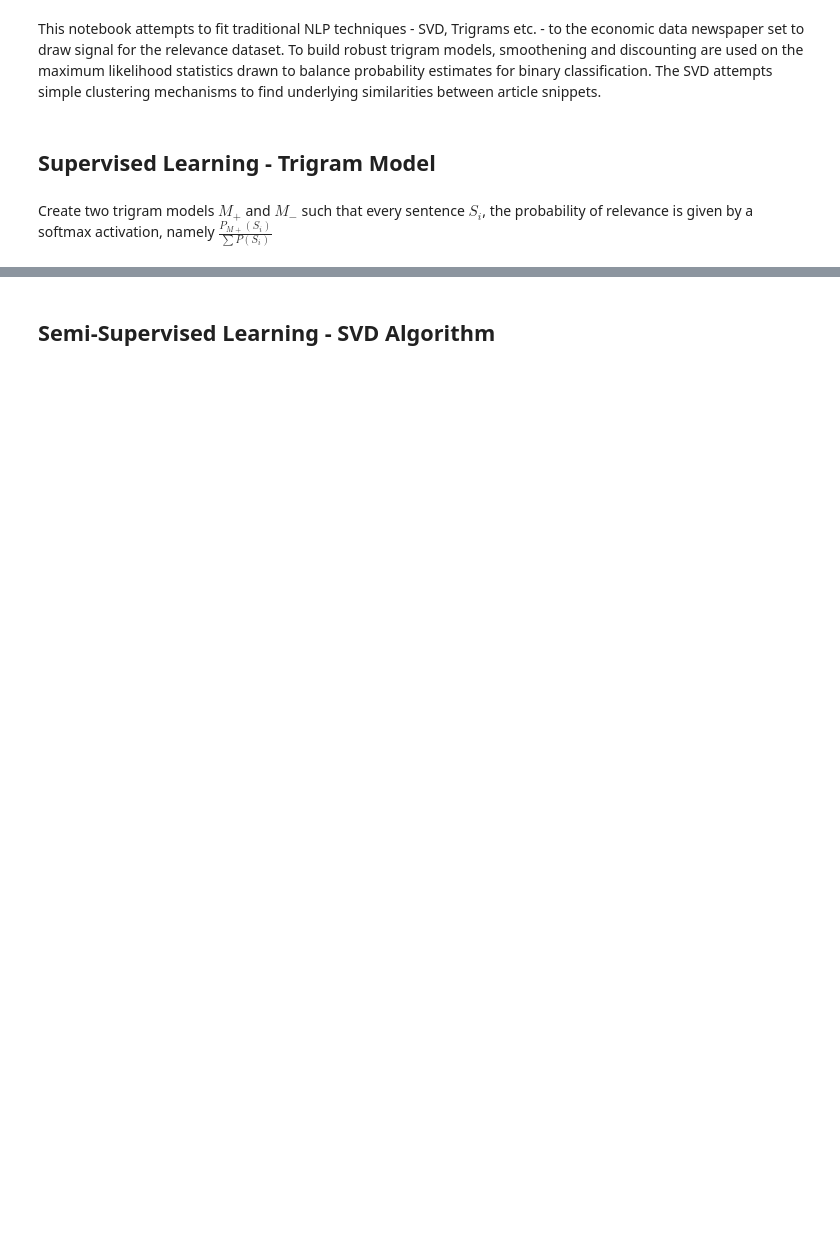
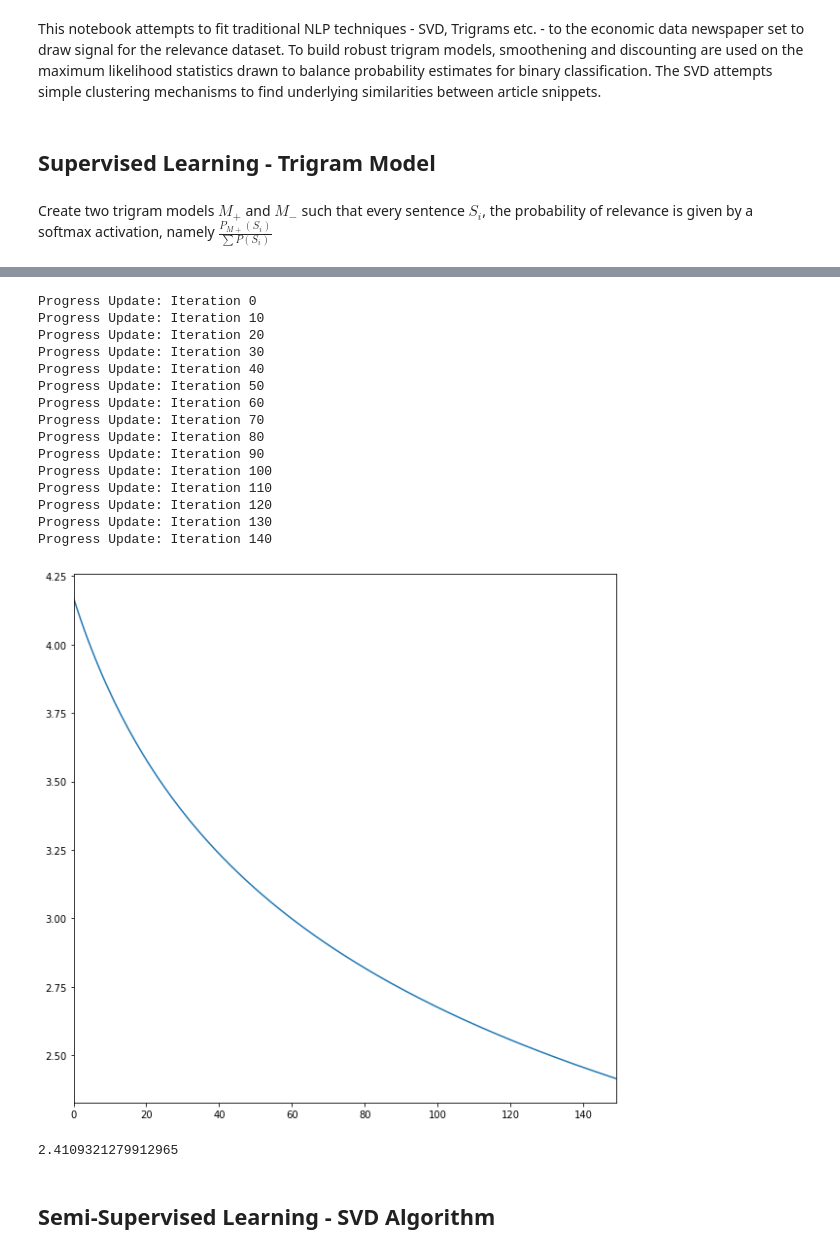
Before and after one commit to navyamehta/data-sentiment-NLP, a Jupyter notebook: Relevance-Model-Traditional-NLP.ipynb, the cells around one changed output, grey strips where cells are left out. Drawn from its saved outputs; the diff is of its cells as text; code cells hidden in the pictures; blank space fills up the shorter version.

Commit message:
Gradient Descent Implementation for Linear Interpolation

```diff
--- a/Relevance-Model-Traditional-NLP.ipynb
+++ b/Relevance-Model-Traditional-NLP.ipynb
@@ -35,3 +36,9 @@ def trigram_text(s):
     s = np.vectorize(lambda s: "<num>" if num_tag(s) else s)(s.split())
     return np.vectorize(lambda s: cleaner_vocab(s))(s)
 trainX = trainX.apply(lambda txt: trigram_text(txt))
+# %%
+#Limit the length of individual news articles since a trigram based probability is likely
+#to get smaller with more words, and approaching close to the minimum float Python can
+#represent, reducing to 0
+print(trainX.apply(len).value_counts(bins=10).sort_index())
+trainX = trainX.apply(lambda s: s[:350])
@@ -59,11 +107,15 @@ posModel, negModel = LangModel(vocab), LangModel(vocab)
 # %%
+#Creating unigram, bigram and trigram probability dictionaries
 #Define word counts
+posModel, negModel = LangModel(), LangModel()
 for sent in postrainX:
+    posModel.add_bigram("<start>", "<start>")
     for i in range(2, len(sent)):
-        posModel.add_experience(sent[i-2], sent[i-1], sent[i])
+        posModel.inc_count(sent[i-2], sent[i-1], sent[i])
 for sent in negtrainX:
+    posModel.add_bigram("<start>", "<start>")
     for i in range(2, len(sent)):
-        negModel.add_experience(sent[i-2], sent[i-1], sent[i])
+        negModel.inc_count(sent[i-2], sent[i-1], sent[i])
 # %% [markdown]
 <p> Application of Linear Interpolation on Maximum Likelihood Estimates: <p>
 $ P(w|u,v) = \lambda_{1} * Q_{ML}(w|u,v) + \lambda_{2} * Q_{ML}(w|v) + (1 - \lambda_{1} - \lambda_{2}) * Q_{ML}(w) $
@@ -77,2 +158,42 @@ where $ \gamma $ is optimized by maximizing perplexity or minimizing log loss on
+# %%
+#We approximate probability gradient using first principles of differentiation
+#Continue to use the tolerance level of 1e-3 as extent of change
+def grad(model, sent, gamma):
+    return (probability(model, sent, gamma+1e-3) - probability(model, sent, gamma))/1e-3
+def descent(model, sents):
+    np.random.seed(1)
+    gamma = np.random.uniform()*10
+    learning_rate = 1e-13
+    gammatime = pd.Series(index=np.arange(150))
+    for i in range(150):
+        gammatime[i] = gamma
+        probarr = np.vectorize(lambda s: probability(model,sents[s],gamma))(np.arange(len(sents)))
+        gradarr = np.vectorize(lambda s: grad(model,sents[s],gamma))(np.arange(len(sents)))
+        M = len(np.unique([word for sent in sents.values for word in sent]))
+        perplex = 2**(-1/M * np.sum(np.log2(probarr)))
+        gamma += learning_rate * perplex * 1/M * np.sum(gradarr/probarr)
+        if i%10==0: print("Progress Update: Iteration "+str(i))
+    plt.figure(figsize=(10,10))
+    gammatime.plot()
+    plt.show()
+    return gamma
 # %%
-#choosing singular smoothing parameter through perplexity maximization
+#choosing singular smoothing parameter through perplexity maximization with gradient descent
+posgamma = descent(posModel, postrainX)
+# %% [output]
+Progress Update: Iteration 0
+Progress Update: Iteration 10
+Progress Update: Iteration 20
+Progress Update: Iteration 30
+Progress Update: Iteration 40
+Progress Update: Iteration 50
+Progress Update: Iteration 60
+Progress Update: Iteration 70
+Progress Update: Iteration 80
+Progress Update: Iteration 90
+Progress Update: Iteration 100
+Progress Update: Iteration 110
+Progress Update: Iteration 120
+Progress Update: Iteration 130
+Progress Update: Iteration 140
+[figure, added]
@@ -84,0 +200,4 @@ where $ \gamma $ is optimized by maximizing perplexity or minimizing log loss on
+# %%
+posgamma
+# %% [output]
+2.4109321279912965
```
Also changed, not shown: parts of 17 cells of this notebook.
